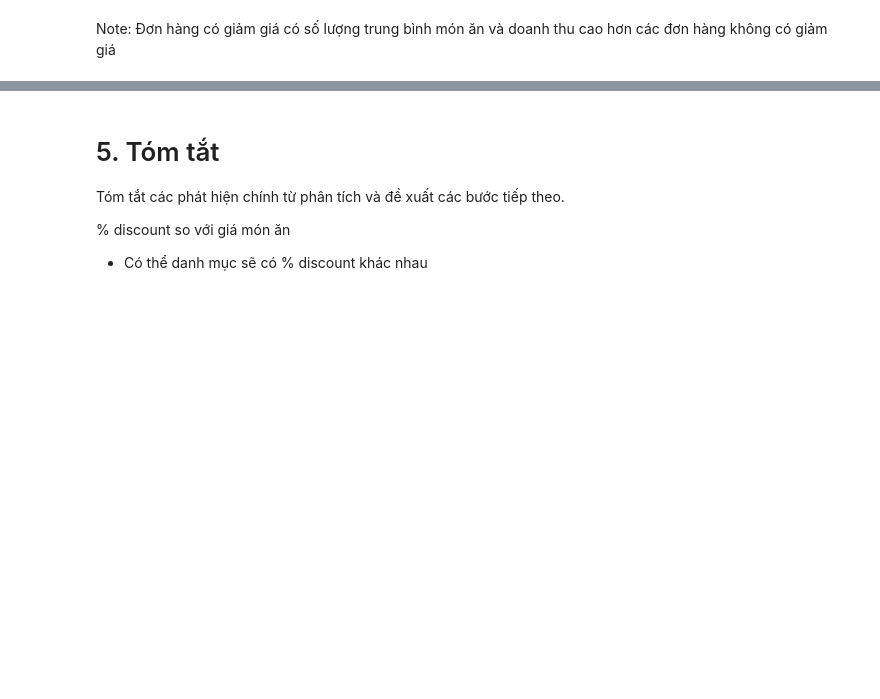
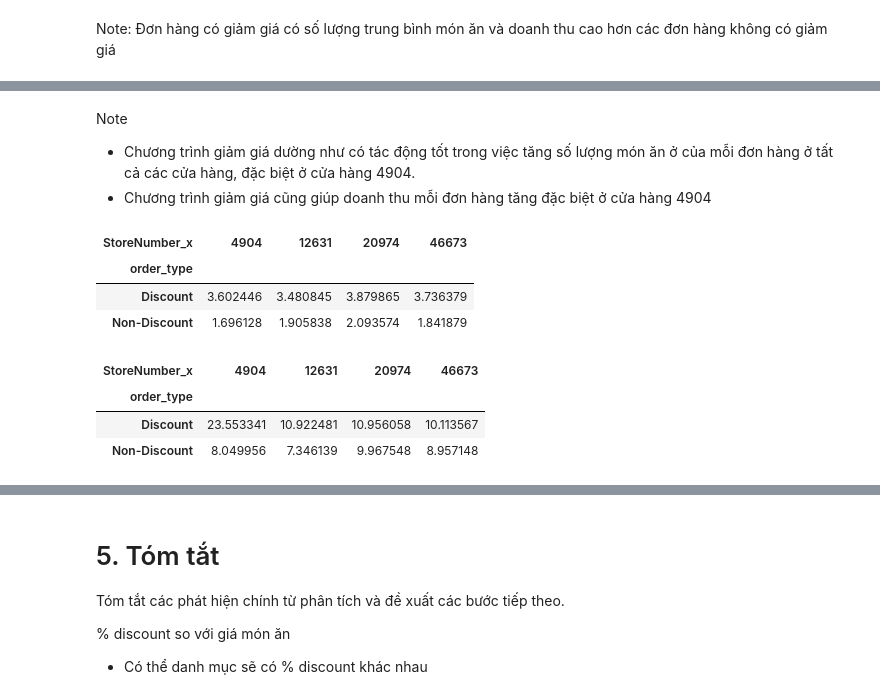
Before and after one commit to isharedigital/finalproject_data-science, a Jupyter notebook: notebooks/final/analysis/01_revenue_analysis.ipynb, the cells around one changed output, grey strips where cells are left out. Cells and saved outputs as stored; diff of their text form; code cells hidden in the pictures; blank space fills up the shorter version.

```diff
--- a/notebooks/final/analysis/01_revenue_analysis.ipynb
+++ b/notebooks/final/analysis/01_revenue_analysis.ipynb
@@ -1231,0 +1270,26 @@ Note: Đơn hàng có giảm giá có số lượng trung bình món ăn và doa
+# %% [markdown]
+Note
+- Chương trình giảm giá dường như có tác động tốt trong việc tăng số lượng món ăn ở của mỗi đơn hàng ở tất cả các cửa hàng, đặc biệt ở cửa hàng 4904.
+- Chương trình giảm giá cũng giúp doanh thu mỗi đơn hàng tăng đặc biệt ở cửa hàng 4904
+# %%
+combined_df.pivot_table(
+  index='order_type',
+  columns='StoreNumber_x',
+  values='Quantity',
+  aggfunc='mean')
+# %% [output]
+| StoreNumber_x | 4904 | 12631 | 20974 | 46673 |
+| order_type |  |  |  |  |
+| Discount | 3.602446 | 3.480845 | 3.879865 | 3.736379 |
+| Non-Discount | 1.696128 | 1.905838 | 2.093574 | 1.841879 |
+# %%
+combined_df.pivot_table(
+  index='order_type',
+  columns='StoreNumber_x',
+  values='SalesAmount',
+  aggfunc='mean')
+# %% [output]
+| StoreNumber_x | 4904 | 12631 | 20974 | 46673 |
+| order_type |  |  |  |  |
+| Discount | 23.553341 | 10.922481 | 10.956058 | 10.113567 |
+| Non-Discount | 8.049956 | 7.346139 | 9.967548 | 8.957148 |
```
Also changed, not shown: parts of 11 cells of this notebook.
